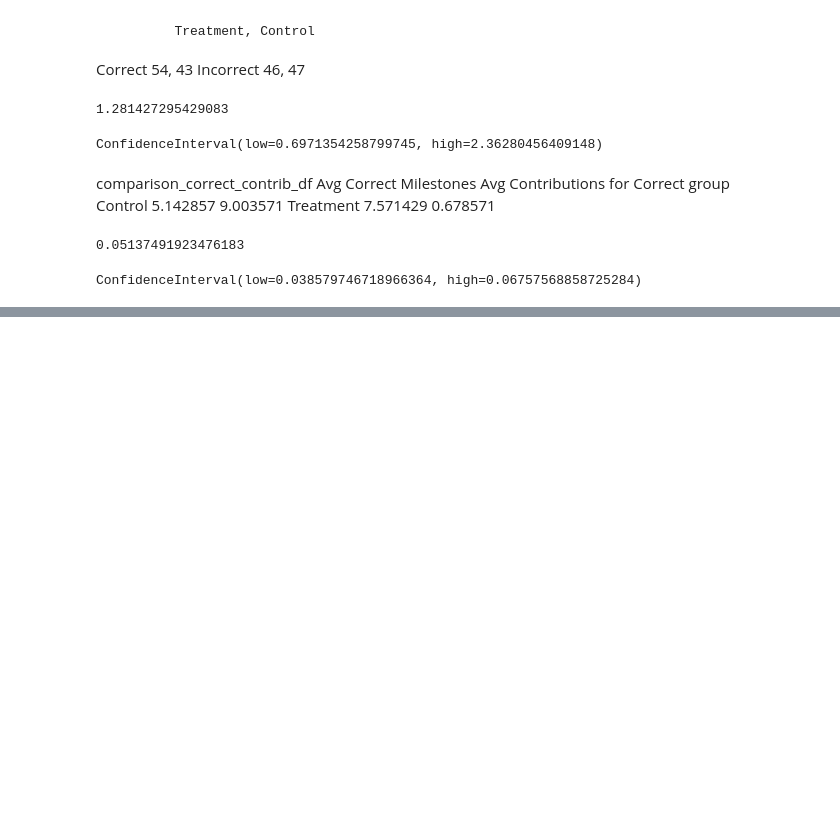
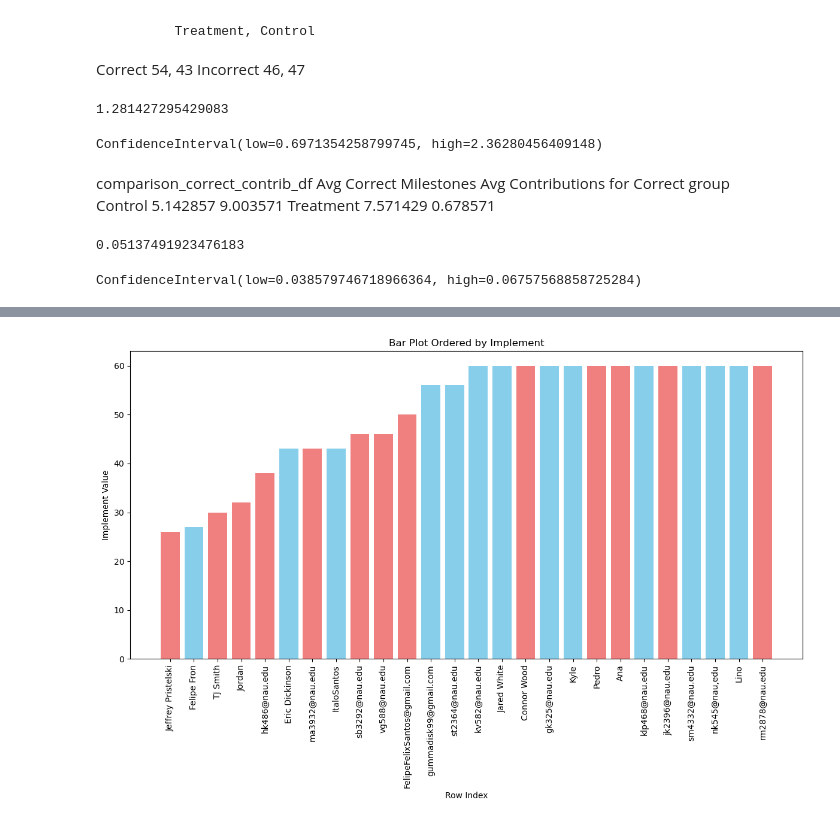
Before and after one commit to fabiojavamarcos/MilestonesExperiments, a Jupyter notebook: plots-Nov24.ipynb, the cells around one changed output, grey strips where cells are left out. Saved outputs shown, nothing was run; the diff lists cells and outputs as text; code cells hidden in the pictures; blank space fills up the shorter version.

```diff
--- a/plots-Nov24.ipynb
+++ b/plots-Nov24.ipynb
@@ -866,3 +866,16 @@ res.statistic
 res.confidence_interval(confidence_level=0.95)
 # %% [output]
 ConfidenceInterval(low=0.038579746718966364, high=0.06757568858725284)
+# %%
+# Re-import required libraries since the execution environment has reset
+import pandas as pd
+import matplotlib.pyplot as plt
+
+# Reload the dataset
+file_path = './data/dataBinary_milestones_valid_60.csv'
+df = pd.read_csv(file_path)
+
+# Filter and sort rows based on 'implement' column
+df_sorted = df.sort_values(by='implement', ascending=True)
+
+df_sorted
@@ -868,0 +901,17 @@ ConfidenceInterval(low=0.038579746718966364, high=0.06757568858725284)
+# %%
+# Create a bar plot for each row
+plt.figure(figsize=(12, 8))
+
+# Assign colors based on the 'group' column
+colors = df_sorted['group'].apply(lambda x: 'skyblue' if x == 'Control' else 'lightcoral')
+
+# Plot implement values row-wise
+plt.bar(df_sorted['Participant'], df_sorted['implement'], color=colors)
+plt.title('Bar Plot Ordered by Implement')
+plt.xlabel('Row Index')
+plt.ylabel('Implement Value')
+plt.xticks(rotation=90)  # Rotate x-axis labels for clarity
+plt.tight_layout()
+plt.show()
+# %% [output]
+[figure, added]
```
Also changed, not shown: parts of 3 cells of this notebook, 3 other files.
